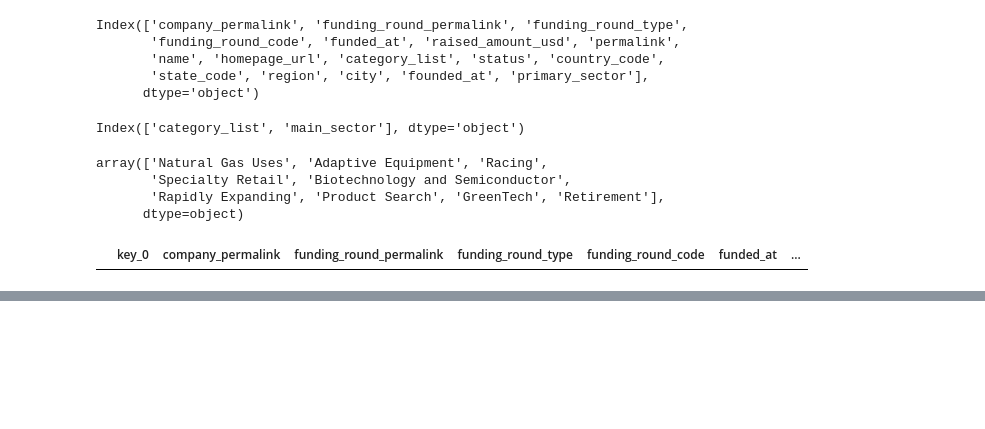
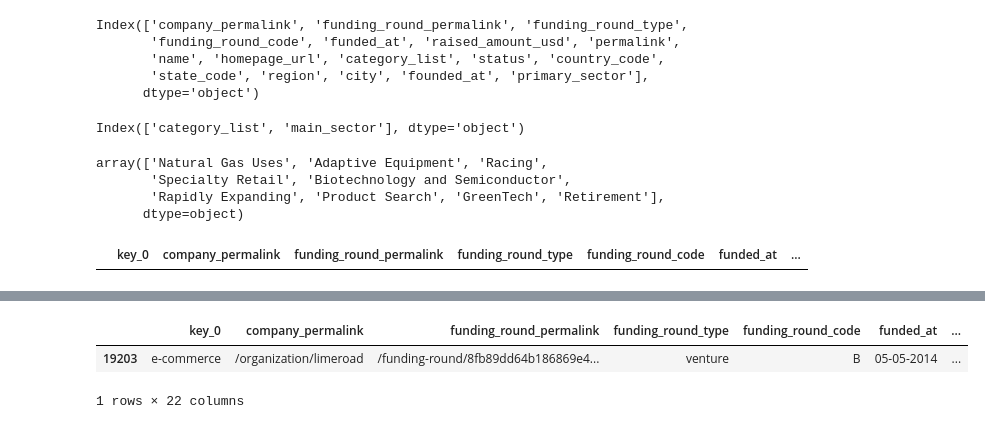
Before and after one commit to Nanditha-G-N/Machine-Learning-Case-Studies, a Jupyter notebook: investment-case-study_Master.ipynb, the cells around one changed output, grey strips where cells are left out. Drawn from its saved outputs; the diff is of its cells as text; code cells hidden in the pictures; blank space fills up the shorter version.

```diff
--- a/investment-case-study_Master.ipynb
+++ b/investment-case-study_Master.ipynb
@@ -683,0 +475,6 @@ df_plot3
+# %%
+# Create Dataframe form IND as D3
+D3 = master_frame_venture[(master_frame_venture['country_code']=='IND') & (master_frame_venture['raised_amount_usd']>=5000000) & (master_frame_venture['raised_amount_usd']<=15000000)]
+# Add Invesment count and Investment amount by main sector
+D3['inv_count_by_sector'] = D3.groupby('main_sector').main_sector.transform('count')
+D3['total_inv_by_sector'] = D3.groupby('main_sector').raised_amount_usd.transform('sum')
@@ -683,0 +578,7 @@ df_plot3
+# %%
+# IND
+D3[D3['main_sector']=='Others'].sort_values('raised_amount_usd',ascending = False).head(1)
+# %% [output]
+|  | key_0 | company_permalink | funding_round_permalink | funding_round_type | funding_round_code | funded_at | ... |
+| 19203 | e-commerce | /organization/limeroad | /funding-round/8fb89dd64b186869e4... | venture | B | 05-05-2014 | ... |
+1 rows × 22 columns
```
Also changed, not shown: parts of 79 cells of this notebook, 4 other files.
